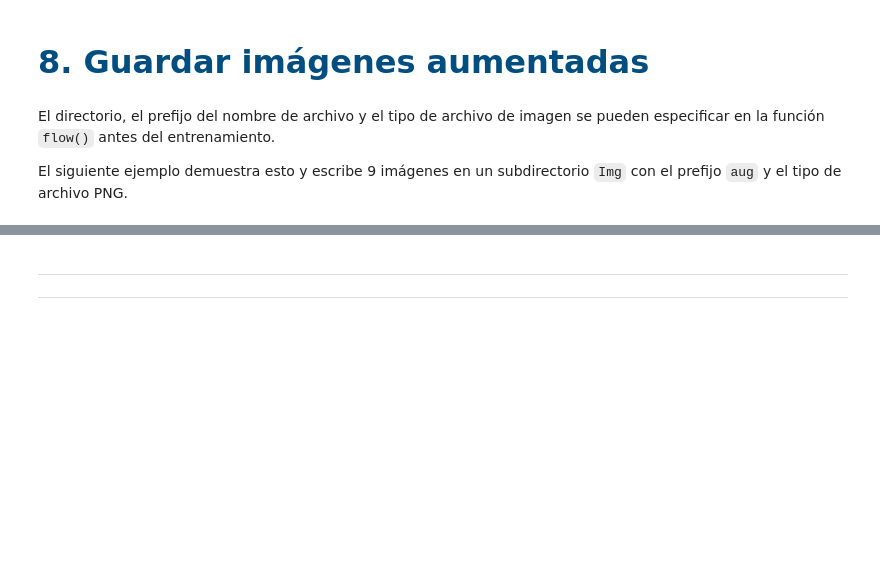
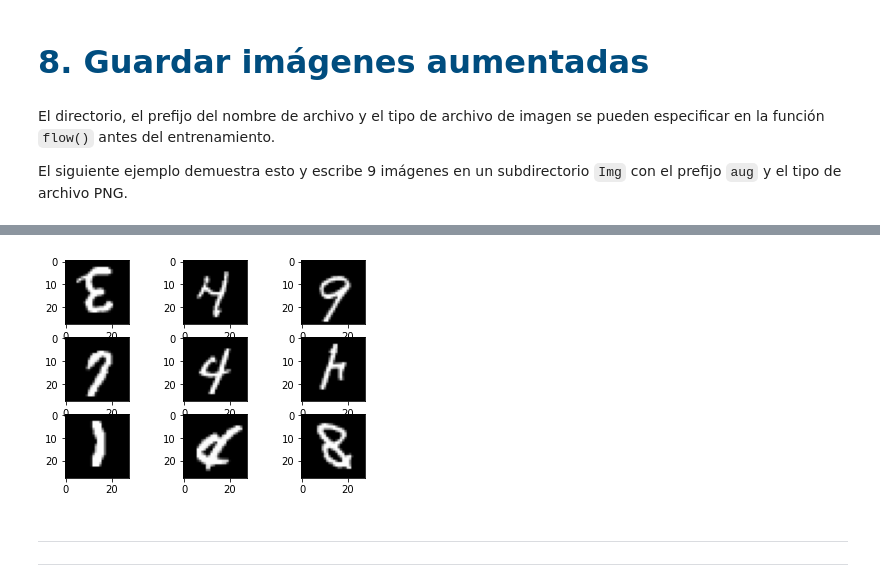
Before and after one commit to FMunyoz/colab, a Jupyter notebook: 3. Data Augmentation.ipynb, the cells around one changed output, grey strips where cells are left out. Saved outputs shown, nothing was run; the diff lists cells and outputs as text; code cells hidden in the pictures; blank space fills up the shorter version.

```diff
--- a/3. Data Augmentation.ipynb
+++ b/3. Data Augmentation.ipynb
@@ -295,3 +288,38 @@ El siguiente ejemplo demuestra esto y escribe 9 imágenes en un subdirectorio `I
+# %%
+# Save augmented images to file
+
+from keras.datasets import mnist
+from keras.preprocessing.image import ImageDataGenerator
+import matplotlib.pyplot as plt
+import os
+
+# load data
+(X_train, y_train), (X_test, y_test) = mnist.load_data()
+
+# reshape to be [samples][width][height][channels]
+X_train = X_train.reshape((X_train.shape[0], 28, 28, 1))
+X_test = X_test.reshape((X_test.shape[0], 28, 28, 1))
+
+# convert from int to float
+X_train = X_train.astype('float32')
+X_test = X_test.astype('float32')
+# define data preparation
+datagen = ImageDataGenerator(horizontal_flip=True, vertical_flip=True)
+
+# fit parameters from data
+datagen.fit(X_train)
+os.makedirs('Digits')
+
+# configure batch size and retrieve one batch of images
+for X_batch, y_batch in datagen.flow(X_train, y_train, batch_size=9, save_to_dir='Digits',
+              save_prefix='aug', save_format='png'):
+  for i in range(0,9):
+    plt.subplot(330+1+i)
+    plt.imshow(X_batch[i].reshape(28,28), cmap=plt.get_cmap('gray'))
+  plt.show()
+  break
+# %% [output]
+[figure, added]
 # %% [markdown]
 ---
 <div style="text-align: right"> <font size=5> <a href="#indice"><i class="fa fa-arrow-circle-up" aria-hidden="true" style="color:#004D7F"></i></a></font></div>
```
Also changed, not shown: parts of 7 cells of this notebook.
